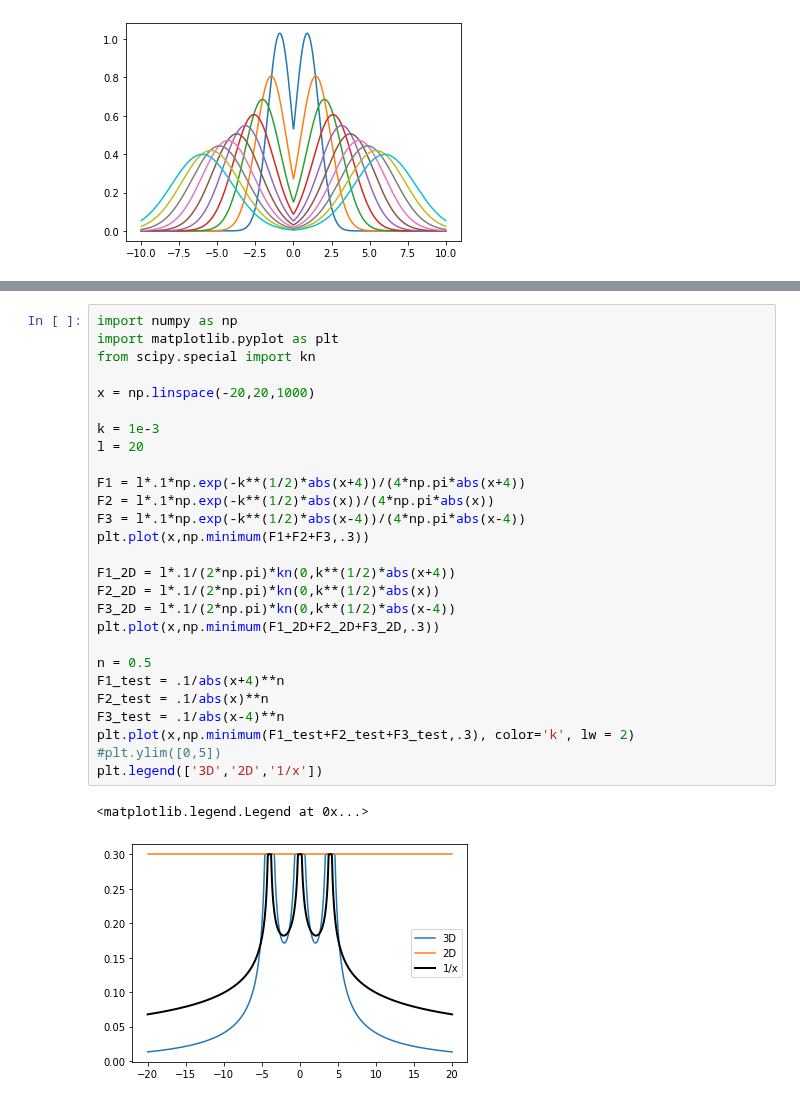
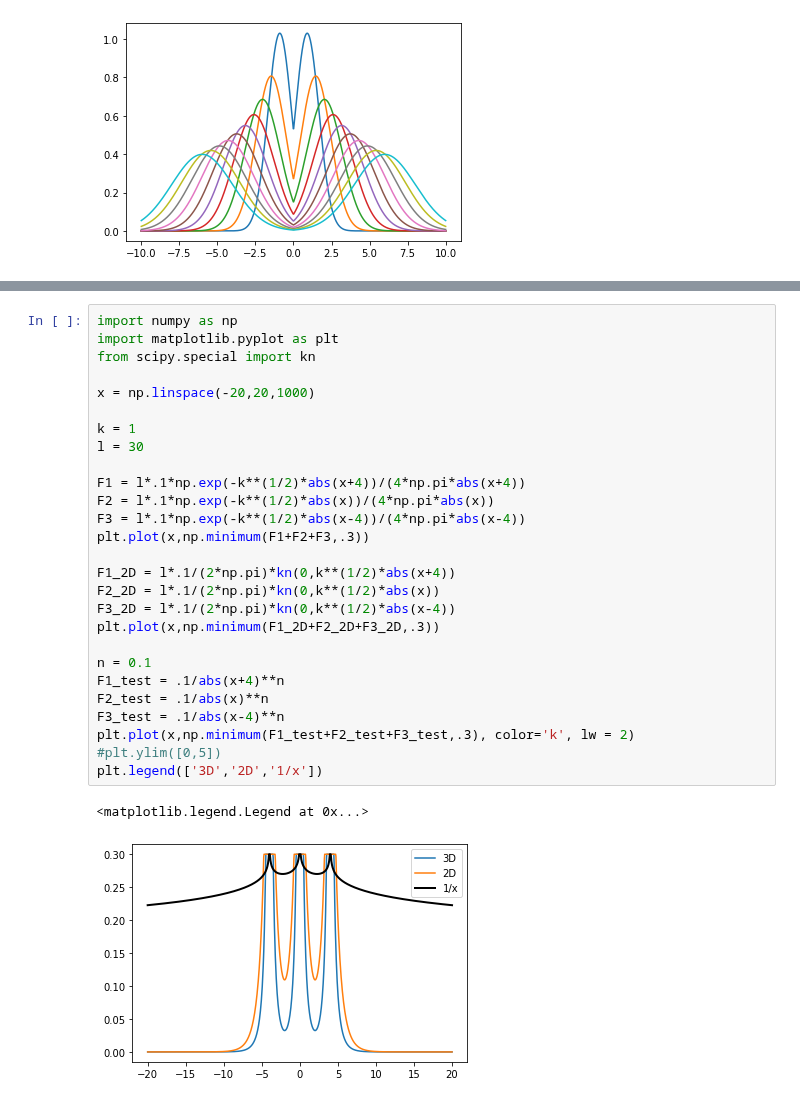
Before and after one commit to SchardtS/Cell-Differentiation, a Jupyter notebook: Testing Ground.ipynb, the cells around one changed output, grey strips where cells are left out. Saved outputs shown, nothing was run; the diff lists cells and outputs as text.

```diff
--- a/Testing Ground.ipynb
+++ b/Testing Ground.ipynb
@@ -243,30 +239,30 @@ plt.ylim([0,1])
 # %%
 import numpy as np
 import matplotlib.pyplot as plt
 from scipy.special import kn
 
 x = np.linspace(-20,20,1000)
 
-k = 1e-3
-l = 20
+k = 1
+l = 30
 
 F1 = l*.1*np.exp(-k**(1/2)*abs(x+4))/(4*np.pi*abs(x+4))
 F2 = l*.1*np.exp(-k**(1/2)*abs(x))/(4*np.pi*abs(x))
 F3 = l*.1*np.exp(-k**(1/2)*abs(x-4))/(4*np.pi*abs(x-4))
 plt.plot(x,np.minimum(F1+F2+F3,.3))
 
 F1_2D = l*.1/(2*np.pi)*kn(0,k**(1/2)*abs(x+4))
 F2_2D = l*.1/(2*np.pi)*kn(0,k**(1/2)*abs(x))
 F3_2D = l*.1/(2*np.pi)*kn(0,k**(1/2)*abs(x-4))
 plt.plot(x,np.minimum(F1_2D+F2_2D+F3_2D,.3))
 
-n = 0.5
+n = 0.1
 F1_test = .1/abs(x+4)**n
 F2_test = .1/abs(x)**n
 F3_test = .1/abs(x-4)**n
 plt.plot(x,np.minimum(F1_test+F2_test+F3_test,.3), color='k', lw = 2)
 #plt.ylim([0,5])
 plt.legend(['3D','2D','1/x'])
 # %% [output]
 <matplotlib.legend.Legend at 0x...>
-[figure, old version]
+[figure, new version]
```
Also changed, not shown: parts of 2 cells of this notebook, 7 other files.
